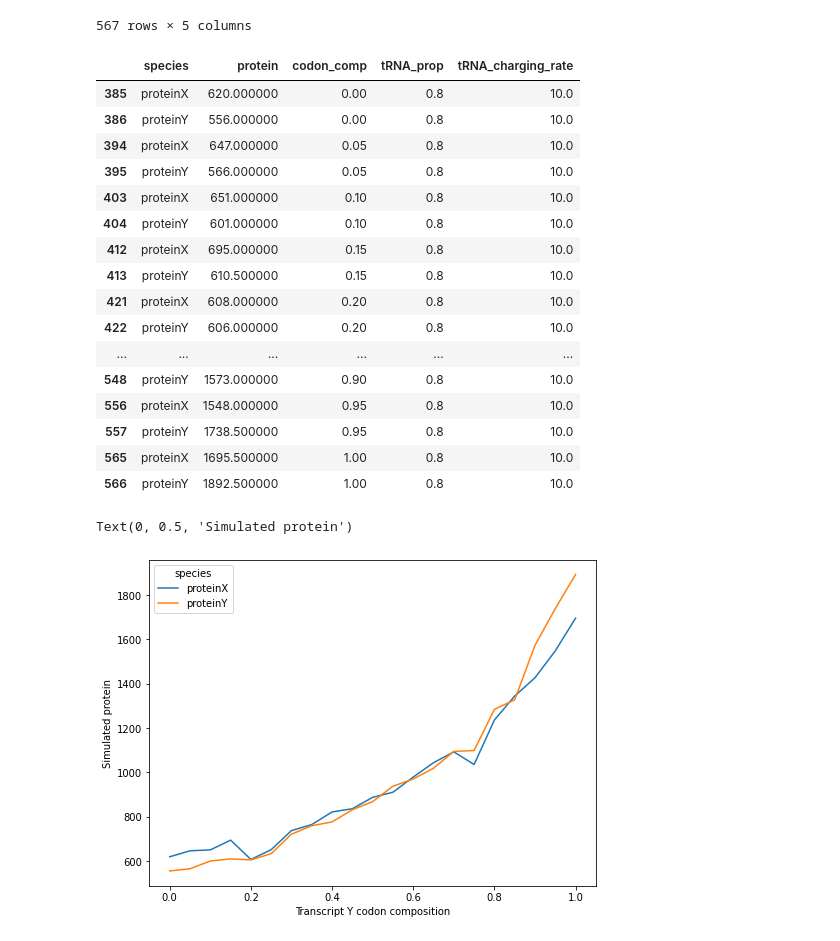
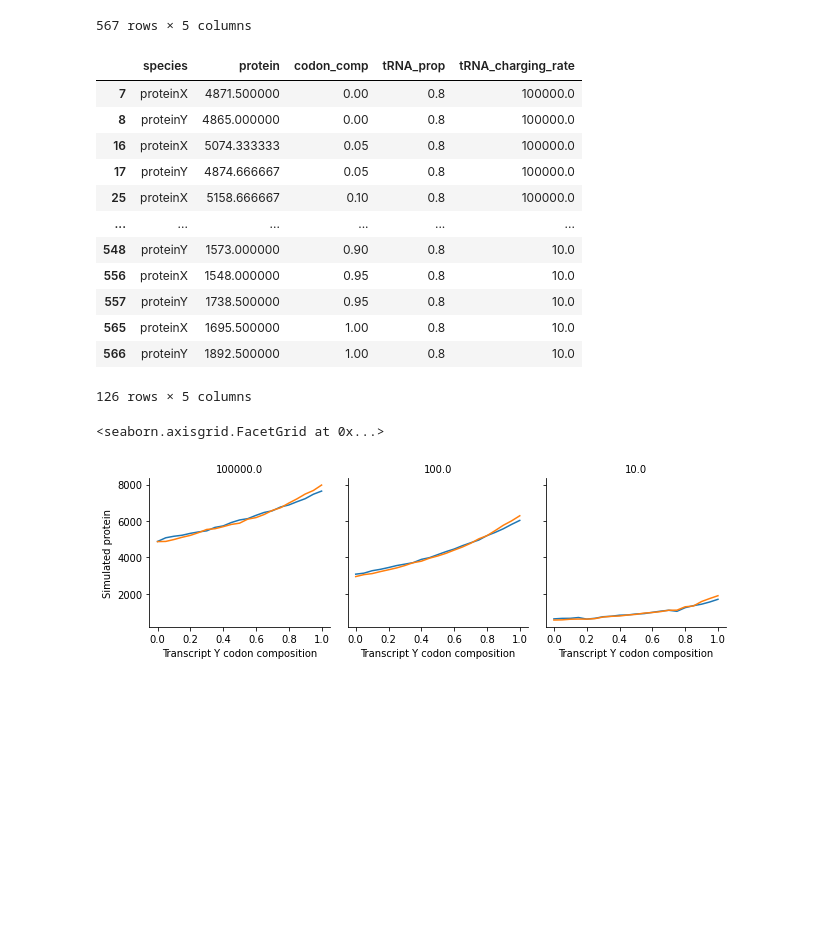
Before and after one commit to alexismhill3/tRNA-dynamics, a Jupyter notebook: notebooks/august-1-2022.ipynb, the cells around one changed output. Saved outputs shown, nothing was run; the diff lists cells and outputs as text; code cells hidden in the pictures; blank space fills up the shorter version.

Commit message:
add annotation to aug 1 notebook - first try simulating two mrna species

```diff
--- a/notebooks/august-1-2022.ipynb
+++ b/notebooks/august-1-2022.ipynb
@@ -152,33 +159,29 @@ df_master
 # %%
 #df_protein = df_master[(df_master.species == "proteinX") | (df_master.species == "proteinY") | (df_master.species == "__ribosome") | (df_master.species == "TTT_charged") | (df_master.species == "ATA_charged")]
 df_protein = df_master[(df_master.species == "proteinX") | (df_master.species == "proteinY")]
-df_protein = df_protein[(df_protein.tRNA_charging_rate == "10.0")]
+#df_protein = df_protein[(df_protein.tRNA_charging_rate == "100000.0")]
 df_protein
 # %% [output]
 |  | species | protein | codon_comp | tRNA_prop | tRNA_charging_rate |
-| 385 | proteinX | 620.000000 | 0.00 | 0.8 | 10.0 |
-| 386 | proteinY | 556.000000 | 0.00 | 0.8 | 10.0 |
-| 394 | proteinX | 647.000000 | 0.05 | 0.8 | 10.0 |
-| 395 | proteinY | 566.000000 | 0.05 | 0.8 | 10.0 |
-| 403 | proteinX | 651.000000 | 0.10 | 0.8 | 10.0 |
-| 404 | proteinY | 601.000000 | 0.10 | 0.8 | 10.0 |
-| 412 | proteinX | 695.000000 | 0.15 | 0.8 | 10.0 |
-| 413 | proteinY | 610.500000 | 0.15 | 0.8 | 10.0 |
-| 421 | proteinX | 608.000000 | 0.20 | 0.8 | 10.0 |
-| 422 | proteinY | 606.000000 | 0.20 | 0.8 | 10.0 |
+| 7 | proteinX | 4871.500000 | 0.00 | 0.8 | 100000.0 |
+| 8 | proteinY | 4865.000000 | 0.00 | 0.8 | 100000.0 |
+| 16 | proteinX | 5074.333333 | 0.05 | 0.8 | 100000.0 |
+| 17 | proteinY | 4874.666667 | 0.05 | 0.8 | 100000.0 |
+| 25 | proteinX | 5158.666667 | 0.10 | 0.8 | 100000.0 |
 | ... | ... | ... | ... | ... | ... |
 | 548 | proteinY | 1573.000000 | 0.90 | 0.8 | 10.0 |
 | 556 | proteinX | 1548.000000 | 0.95 | 0.8 | 10.0 |
 | 557 | proteinY | 1738.500000 | 0.95 | 0.8 | 10.0 |
 | 565 | proteinX | 1695.500000 | 1.00 | 0.8 | 10.0 |
 | 566 | proteinY | 1892.500000 | 1.00 | 0.8 | 10.0 |
+126 rows × 5 columns
 # %%
-rcParams['figure.figsize'] = [8, 6]
-sns.lineplot(data=df_protein, x="codon_comp", y="protein", hue="species")
-plt.xlabel("Transcript Y codon composition")
-plt.ylabel("Simulated protein")
+g = sns.FacetGrid(df_protein, col="tRNA_charging_rate", col_wrap=3, sharey=True)
+g.map_dataframe(sns.lineplot, "codon_comp", "protein", hue="species")
+g.set_titles("{col_name}")
+g.set_axis_labels("Transcript Y codon composition", "Simulated protein")
 # %% [output]
-Text(0, 0.5, 'Simulated protein')
+<seaborn.axisgrid.FacetGrid at 0x...>
-[figure, old version]
+[figure, new version]
 # %%
 df_species = df_master[(df_master.species == "free ribosome") | (df_master.species == "TTT_charged") | (df_master.species == "ATA_charged")]
```
Also changed, not shown: parts of 2 cells of this notebook.
